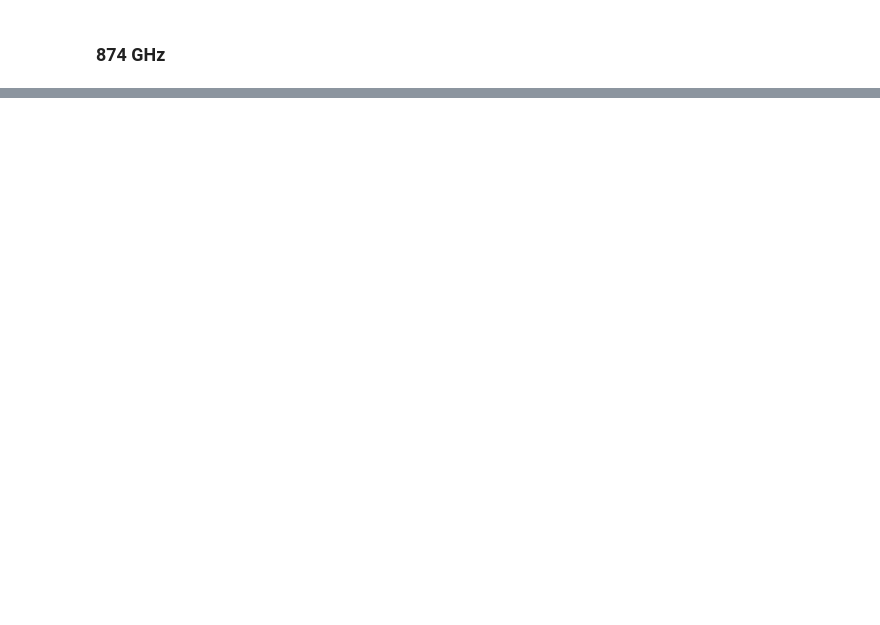
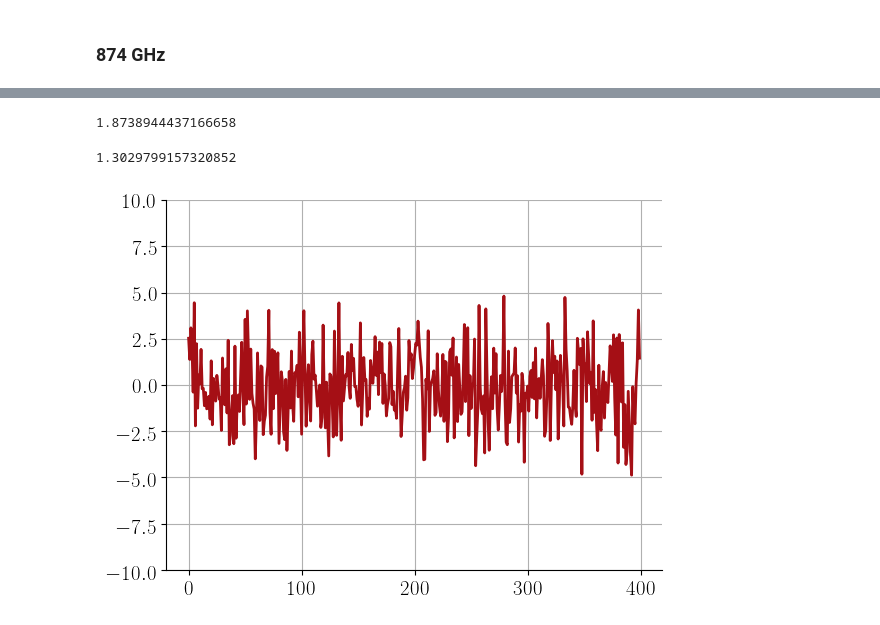
Before and after one commit to simonpf/ismar_combined, a Jupyter notebook: notebooks/preprocessing_c159.ipynb, the cells around one changed output, grey strips where cells are left out. Saved outputs shown, nothing was run; the diff lists cells and outputs as text; code cells hidden in the pictures; blank space fills up the shorter version.

```diff
--- a/notebooks/preprocessing_c159.ipynb
+++ b/notebooks/preprocessing_c159.ipynb
@@ -265,0 +436,15 @@ np.mean(np.diff(RADAR.x[:, 0]))
+# %%
+y_ismar_nedt[:, 9].mean()
+# %% [output]
+1.8738944437166658
+# %%
+y_ismar_nedt[:, 9].mean()
+# %% [output]
+1.3029799157320852
+# %%
+noise = 1.9 * np.random.normal(size=400)
+plt.plot(noise)
+plt.ylim([-10, 10])
+plt.show()
+# %% [output]
+[figure, added]
```
Also changed, not shown: parts of 21 cells of this notebook, 11 other files.
